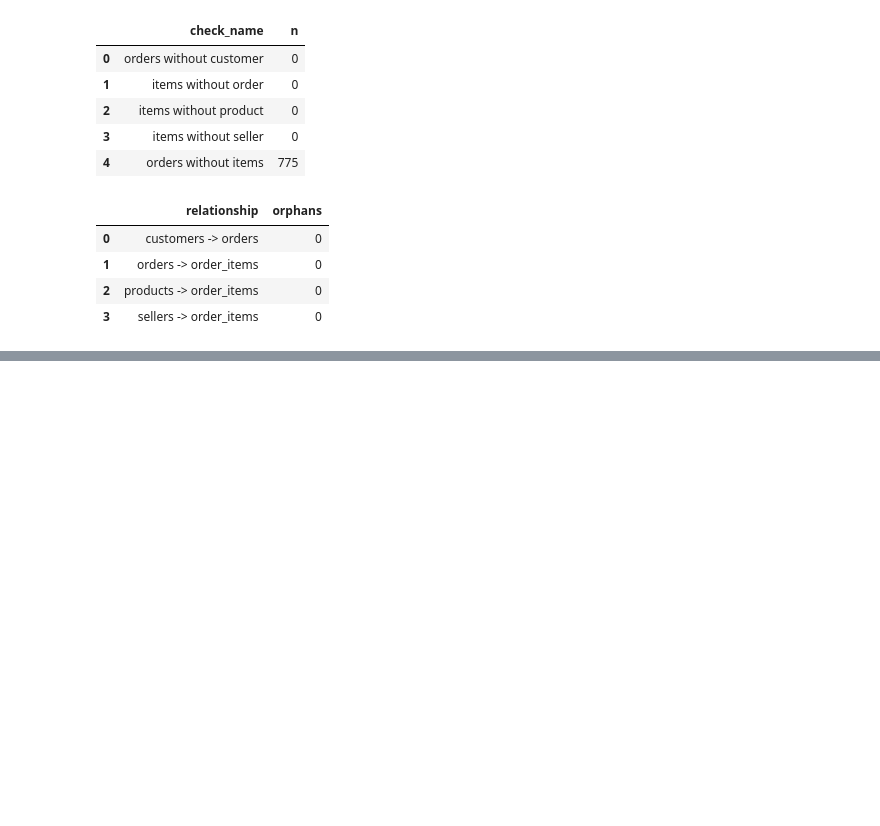
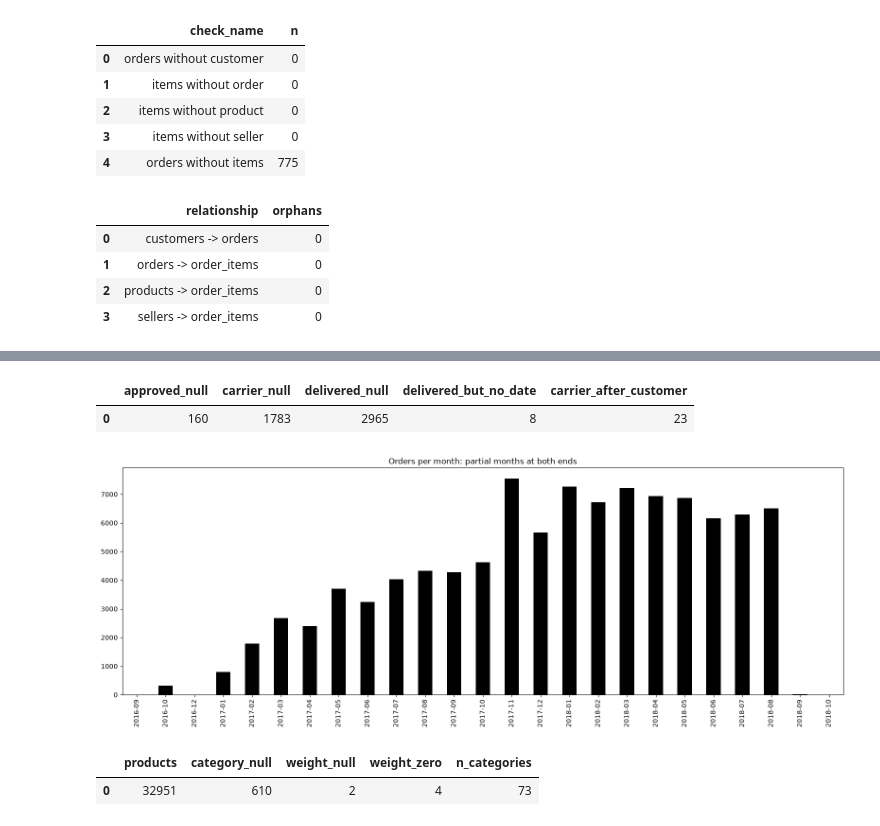
Before and after one commit to dagim-a/kddm_lab, a Jupyter notebook: Untitled.ipynb, the cells around one changed output, grey strips where cells are left out. Saved outputs shown, nothing was run; the diff lists cells and outputs as text; code cells hidden in the pictures; blank space fills up the shorter version.

```diff
--- a/Untitled.ipynb
+++ b/Untitled.ipynb
@@ -227,0 +291,24 @@ FROM raw.order_items i ANTI JOIN raw.sellers s ON i.seller_id = s.seller_id;
+# %%
+q("""
+SELECT
+    COUNT(*) FILTER (
+        WHERE order_approved_at IS NULL
+    ) AS approved_null,
+    COUNT(*) FILTER (
+        WHERE order_delivered_carrier_date IS NULL
+    ) AS carrier_null,
+    COUNT(*) FILTER (
+        WHERE order_delivered_customer_date IS NULL
+    ) AS delivered_null,
+    COUNT(*) FILTER (
+        WHERE order_status = 'delivered'
+          AND order_delivered_customer_date IS NULL
+    ) AS delivered_but_no_date,
+    COUNT(*) FILTER (
+        WHERE order_delivered_carrier_date > order_delivered_customer_date
+    ) AS carrier_after_customer
+FROM raw.orders
+""")
+# %% [output]
+|  | approved_null | carrier_null | delivered_null | delivered_but_no_date | carrier_after_customer |
+| 0 | 160 | 1783 | 2965 | 8 | 23 |
@@ -227,0 +317,16 @@ FROM raw.order_items i ANTI JOIN raw.sellers s ON i.seller_id = s.seller_id;
+# %%
+monthly = q("""
+SELECT
+    strftime(date_trunc('month', order_purchase_timestamp), '%Y-%m') AS month,
+    COUNT(*) AS orders
+FROM raw.orders
+WHERE order_purchase_timestamp IS NOT NULL
+GROUP BY 1
+ORDER BY 1
+""")
+ax = monthly.plot.bar(x="month", y="orders", figsize=(16, 6), legend=False, color="#000000")
+ax.set_title("Orders per month: partial months at both ends")
+ax.set_xlabel("")
+plt.tight_layout(); plt.show()
+# %% [output]
+[figure, added]
@@ -227,0 +335,19 @@ FROM raw.order_items i ANTI JOIN raw.sellers s ON i.seller_id = s.seller_id;
+# %%
+q("""
+SELECT
+    COUNT(*) AS products,
+    COUNT(*) FILTER (
+        WHERE product_category_name IS NULL
+    ) AS category_null,
+    COUNT(*) FILTER (
+        WHERE product_weight_g IS NULL
+    ) AS weight_null,
+    COUNT(*) FILTER (
+        WHERE product_weight_g = 0
+    ) AS weight_zero,
+    COUNT(DISTINCT product_category_name) AS n_categories
+FROM raw.products
+""")
+# %% [output]
+|  | products | category_null | weight_null | weight_zero | n_categories |
+| 0 | 32951 | 610 | 2 | 4 | 73 |
```
Also changed, not shown: parts of 28 cells of this notebook.
